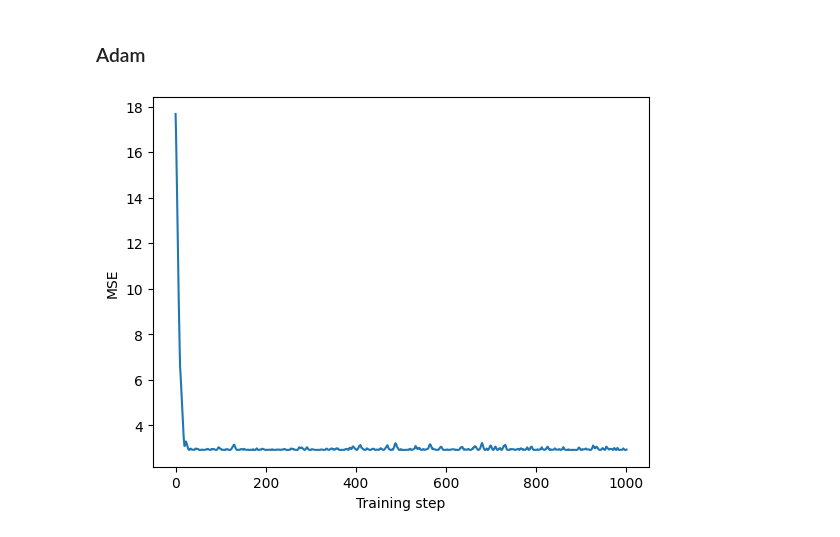
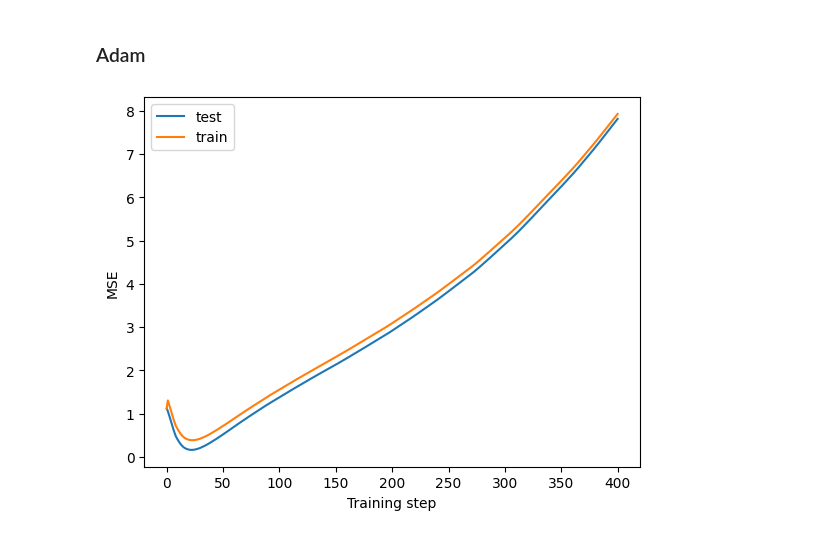
Before and after one commit to Trond01/Project2_FYS-STK4155, a Jupyter notebook: Code/descent_test.ipynb, the cells around one changed output. Drawn from its saved outputs; the diff is of its cells as text; code cells hidden in the pictures.

```diff
--- a/Code/descent_test.ipynb
+++ b/Code/descent_test.ipynb
@@ -137,15 +182,20 @@ plt.show()
 # %% [markdown]
 ### Adam
-# %%
-
-
-result_adam = SGD_adam(grad_method=loss_grad, X=X, y=y, beta0=beta0, n_epochs=100, batch_size=10, test_loss_func=loss_func, lr=0.01, gamma=0.0)
-
-loss_list = result_adam["loss_list"]
-
-plt.plot(loss_list)
-plt.xlabel("Training step")
-plt.ylabel("MSE")
-plt.show()
-# %% [output]
-[figure, removed]
+# %%
+X_train, y_train,  X_test, y_test, test_index = train_test_split(X, z, 0.2)
+
+
+result_adam = new_SGD_adam(X_train, y_train, X_test, y_test, grad_method=loss_grad, beta0=beta0, test_loss_func=loss_func)
+
+
+test_loss_list = result_adam["test_loss_list"]
+train_loss_list = result_adam["train_loss_list"]
+
+plt.plot(test_loss_list, label = "test")
+plt.plot(train_loss_list, label = "train")
+plt.xlabel("Training step")
+plt.ylabel("MSE")
+plt.legend()
+plt.show()
+# %% [output]
+[figure, added]
```
Also changed, not shown: parts of 10 cells of this notebook, 7 other files.
